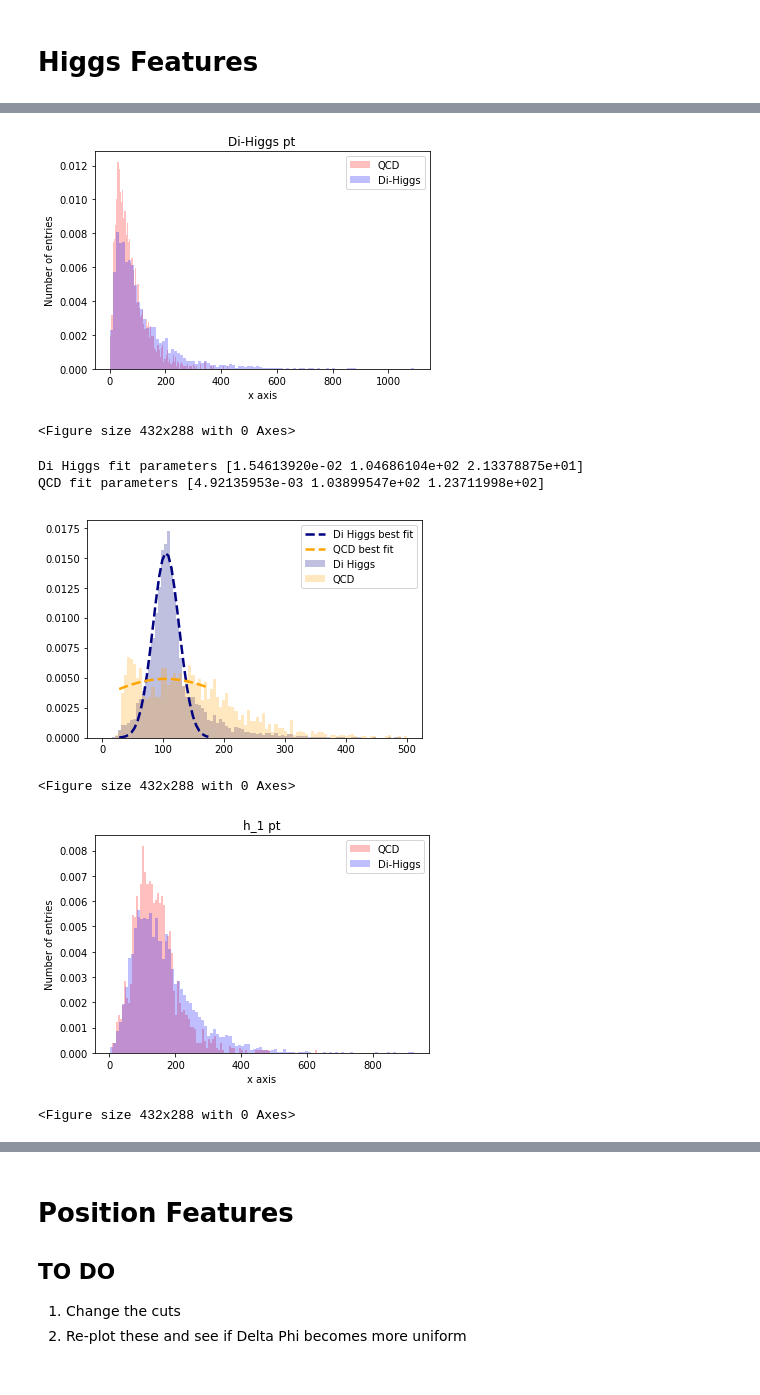
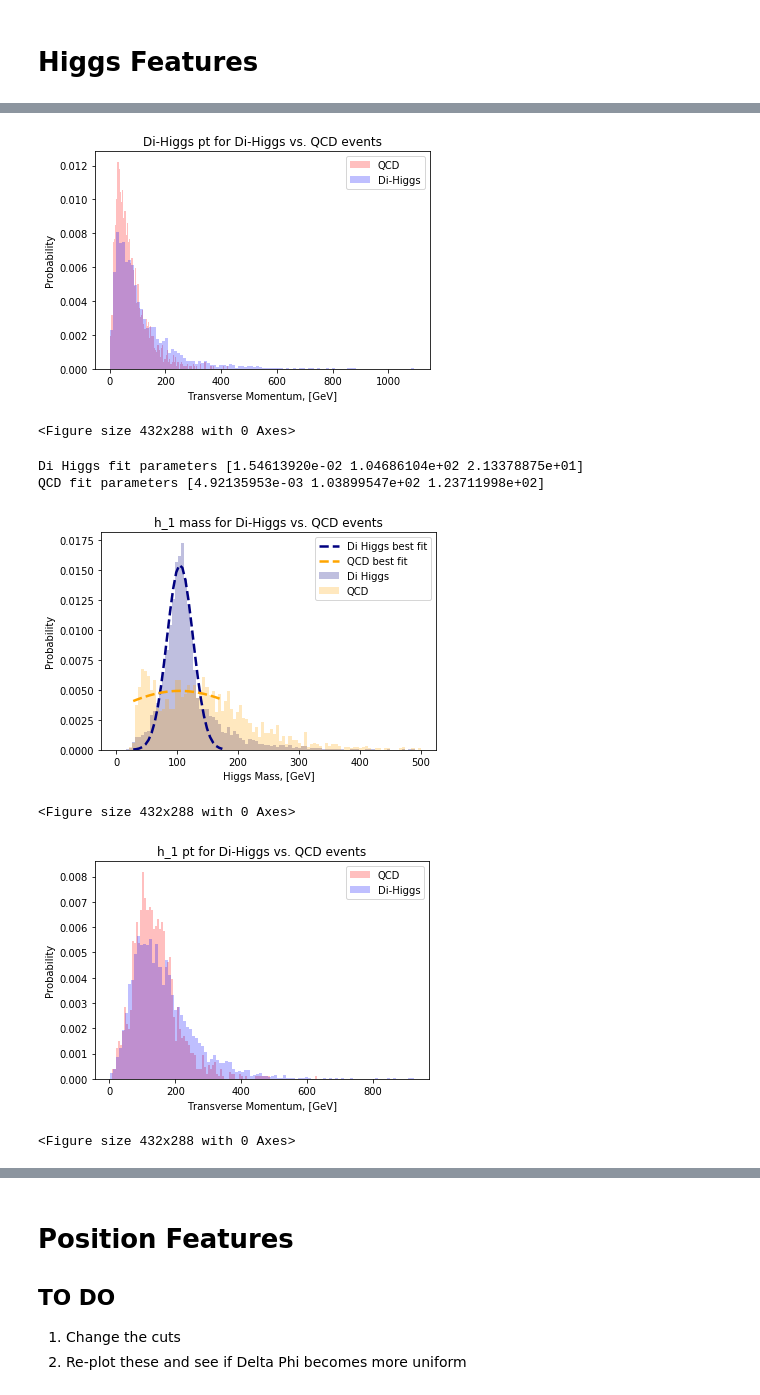
Before and after one commit to neu-physics/dihiggsMLProject, a Jupyter notebook: higgsReconstruction/EventPlotting/plotting.ipynb, the cells around one changed output, grey strips where cells are left out. Cells and saved outputs as stored; diff of their text form; code cells hidden in the pictures.

```diff
--- a/higgsReconstruction/EventPlotting/plotting.ipynb
+++ b/higgsReconstruction/EventPlotting/plotting.ipynb
@@ -132,49 +133,52 @@ plt.hist(qcd.hh_pt, color="red", density=1, bins=100, alpha=.25, label="QCD")
 plt.hist(hh.hh_pt, color="blue", density=1, bins=100, alpha=.25, label="Di-Higgs")
 
 # Make the plot nicer.
-plt.title("Di-Higgs pt")
-plt.xlabel(r'x axis')
-plt.ylabel(r'Number of entries')
+plt.title("Di-Higgs pt for Di-Higgs vs. QCD events")
+plt.xlabel(r'Transverse Momentum, [GeV]')
+plt.ylabel(r'Probability')
 plt.legend(loc='best')
 
 plt.show()
 plt.clf()
 # %% [output]
-[figure, old version]
+[figure, new version]
 <Figure size 432x288 with 0 Axes>
 # %%
 ##############################################################
 ##                NORMED H_1 MASS PER EVENT                 ##
 ##############################################################
 # best fit of data
 (mu_hh, sigma_hh) = norm.fit(hh.h1_mass)
 (mu_qcd, sigma_qcd) = norm.fit(qcd.h1_mass)
 
 # get hist data for fitting
 n_hh, bins_hh, patches = plt.hist(hh.h1_mass, density=1, facecolor='blue', alpha=0.25, label="Di-Higgs", bins=np.linspace(0, 500, 100) )
 n_qcd, bins_qcd, patches = plt.hist(qcd.h1_mass, density=1, facecolor='red', alpha=0.25, label="QCD", bins=np.linspace(0,500,num=100))
 plt.clf()
 
 bins = bins_hh
 
 lbh1 = 5
 ubh1 = 35
 
 ## Di Higgs
 plotHistWithFitLine(gaussian_fit, bins, n_hh, "Di Higgs","navy", (lbh1,ubh1), [.03, 100, 10], True)
 
 ## QCD
 plotHistWithFitLine(gaussian_fit, bins, n_qcd, "QCD","orange", (lbh1,ubh1), [.03, 100, 10], True)
 
-plt.legend()
+plt.xlabel(r'Higgs Mass, [GeV]')
+plt.ylabel(r'Probability')
+plt.title("h_1 mass for Di-Higgs vs. QCD events")
+plt.legend(loc='best')
 
 plt.show()
 plt.clf()
 ### for this to properly run, it needs to be re run from the top of "normed H1 mass"
 # %% [output]
 Di Higgs fit parameters [1.54613920e-02 1.04686104e+02 2.13378875e+01]
 QCD fit parameters [4.92135953e-03 1.03899547e+02 1.23711998e+02]
-[figure, old version]
+[figure, new version]
 <Figure size 432x288 with 0 Axes>
 # %%
 ##############################################################
@@ -184,16 +188,15 @@ QCD fit parameters [4.92135953e-03 1.03899547e+02 1.23711998e+02]
 plt.hist(qcd.h1_pt, color="red", density=1, bins=100, alpha=.25, label="QCD")
 plt.hist(hh.h1_pt, color="blue", density=1, bins=100, alpha=.25, label="Di-Higgs")
 
-# Make the plot nicer.
-plt.title("h_1 pt")
-plt.xlabel(r'x axis')
-plt.ylabel(r'Number of entries')
+plt.title("h_1 pt for Di-Higgs vs. QCD events")
+plt.xlabel(r'Transverse Momentum, [GeV]')
+plt.ylabel(r'Probability')
 plt.legend(loc='best')
 
 plt.show()
 plt.clf()
 # %% [output]
-[figure, old version]
+[figure, new version]
 <Figure size 432x288 with 0 Axes>
 # %%
 ##############################################################
```
Also changed, not shown: parts of 10 cells of this notebook, 4 other files.
